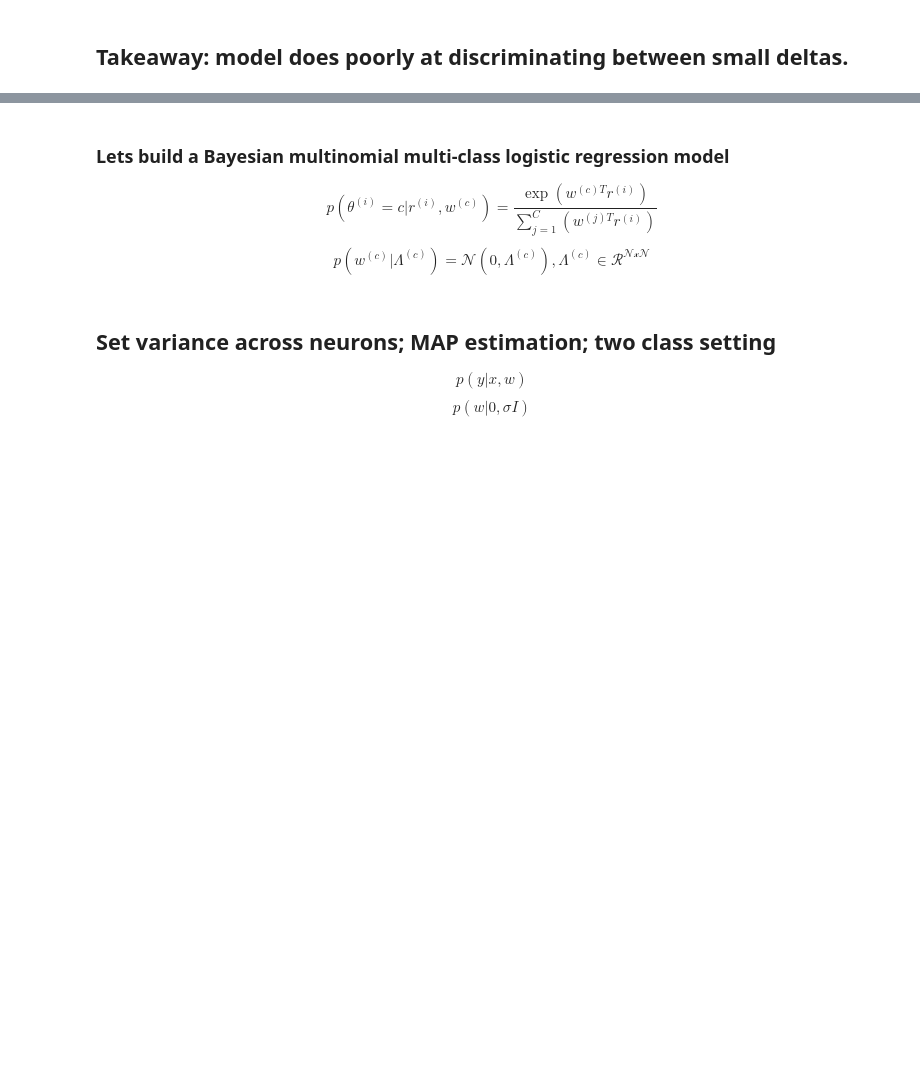
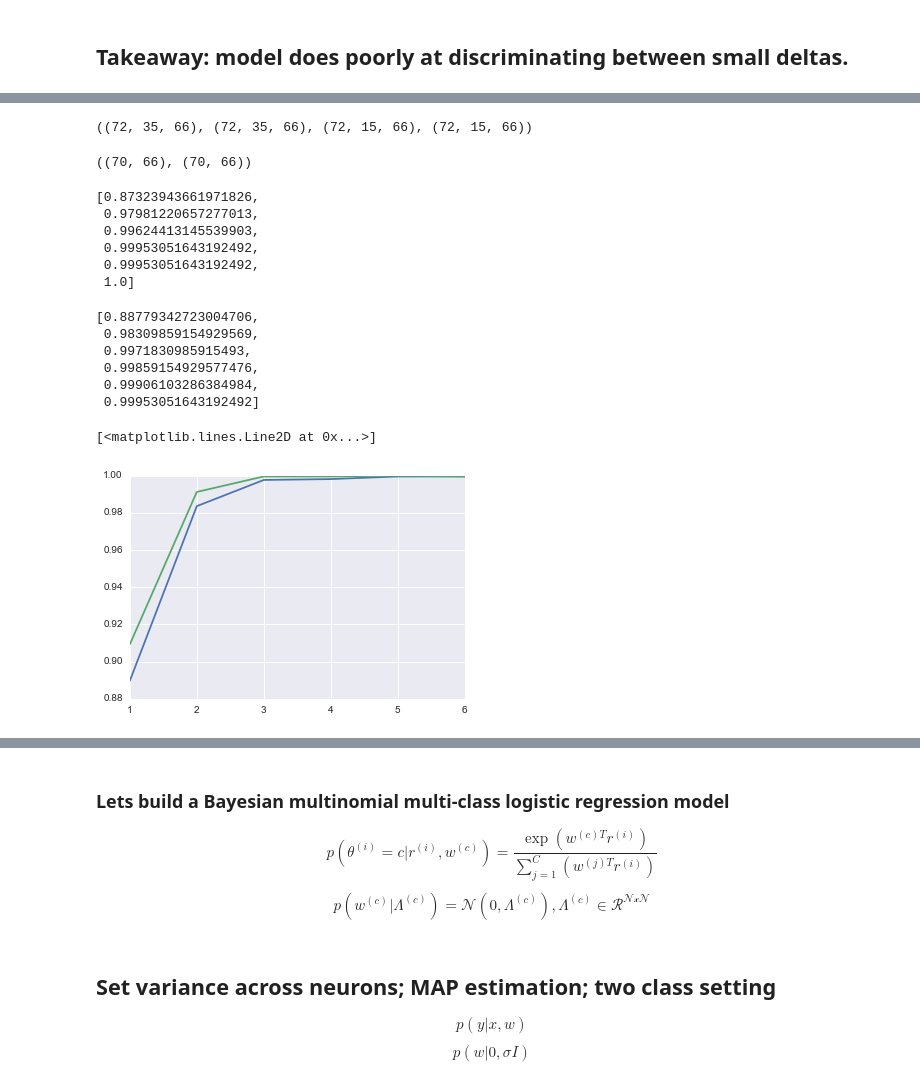
Before and after one commit to fdamani/neural_decoding_macaque_visual_graf2011, a Jupyter notebook: src/notebooks/data_processing_with_tuning_curves.ipynb, the cells around one changed output, grey strips where cells are left out. Saved outputs shown, nothing was run; the diff lists cells and outputs as text; code cells hidden in the pictures; blank space fills up the shorter version.

```diff
--- a/src/notebooks/data_processing_with_tuning_curves.ipynb
+++ b/src/notebooks/data_processing_with_tuning_curves.ipynb
@@ -367,6 +370,8 @@ Xtest_scaled = sklearn.preprocessing.scale(Xtest)
 Ytrain_hot = tf.one_hot(Ytrain, depth=C).eval()
 Ytest_hot = tf.one_hot(Ytest, depth=C).eval()
 
+x_train_scaled_3d = np.zeros((72,35,D))
 x_test_scaled_3d = np.zeros((72,15,D))
 for i in range(72):
     x_test_scaled_3d[i] = Xtest_scaled[i*15:i*15+15]
+    x_train_scaled_3d[i] = Xtrain_scaled[i*35:i*35+35]
@@ -438,0 +458,53 @@ evaluate_one_versus_one(y_test, scores_test, 20)
+# %%
+x_train.shape, x_train_scaled_3d.shape, x_test.shape, x_test_scaled_3d.shape
+# %% [output]
+((72, 35, 66), (72, 35, 66), (72, 15, 66), (72, 15, 66))
+# %%
+train_data.shape, test_data.shape
+# %% [output]
+((70, 66), (70, 66))
+# %%
+aucs_svm = []
+w_svm = []
+b_svm = []
+
+delta = [1,2,3,4,5,6]
+for d in delta:
+    aucs_svm_local = []
+    for i in range(1,72):
+        clf = svm.SVC(kernel='linear')
+        train_data = np.concatenate([x_train[(i-d)%72], x_train[i]])
+        test_data = np.concatenate([x_test[(i-d)%72], x_test[i]])
+        clf.fit(train_data, np.repeat(np.arange(2), 35))
+        w_svm.append(clf.coef_[0])
+        b_svm.append(clf.intercept_[0])
+
+        aucs_svm_local.append(sklearn.metrics.accuracy_score(clf.predict(test_data), np.repeat([0,1],15)))
+    aucs_svm.append(np.mean(aucs_svm_local))
+    #w_svmnp.array(w_svm).T
+    #b_svm = np.array(b_svm).T
+# %%
+aucs_svm
+# %% [output]
+[0.87323943661971826,
+ 0.97981220657277013,
+ 0.99624413145539903,
+ 0.99953051643192492,
+ 0.99953051643192492,
+ 1.0]
+# %%
+aucs_svm
+# %% [output]
+[0.88779342723004706,
+ 0.98309859154929569,
+ 0.9971830985915493,
+ 0.99859154929577476,
+ 0.99906103286384984,
+ 0.99953051643192492]
+# %%
+# subset of tuned neurons, with single tau
+plt.plot([1,2,3,4,5,6], aucs_svm)
+plt.plot([1,2,3,4,5,6], evaluate_multiclass_model(x_test_scaled_3d, qw_mod.eval().T, qb_mod.eval()))
+# %% [output]
+[<matplotlib.lines.Line2D at 0x...>]
+[figure, added]
```
Also changed, not shown: parts of 62 cells of this notebook.
